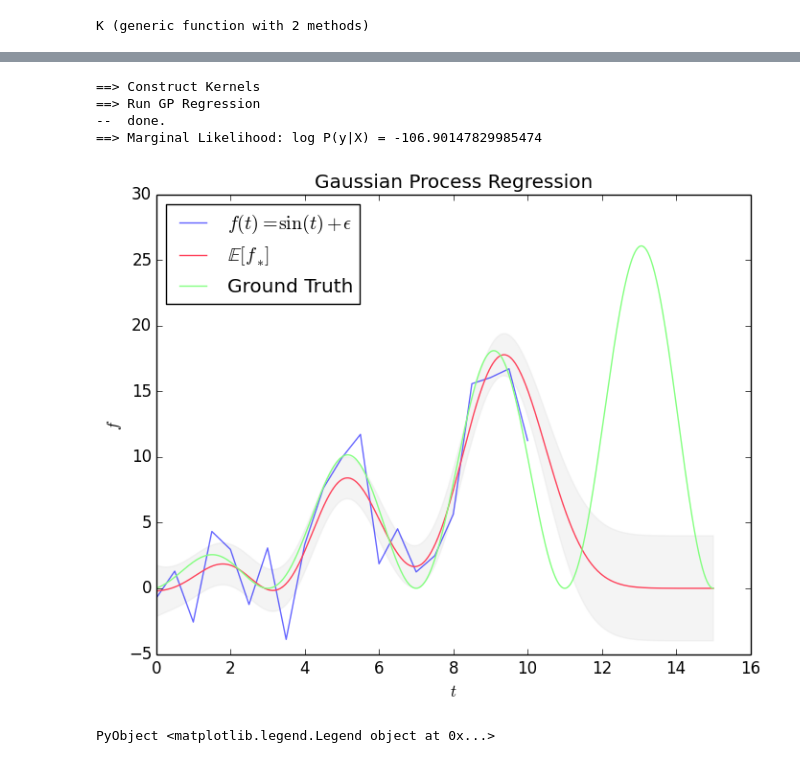
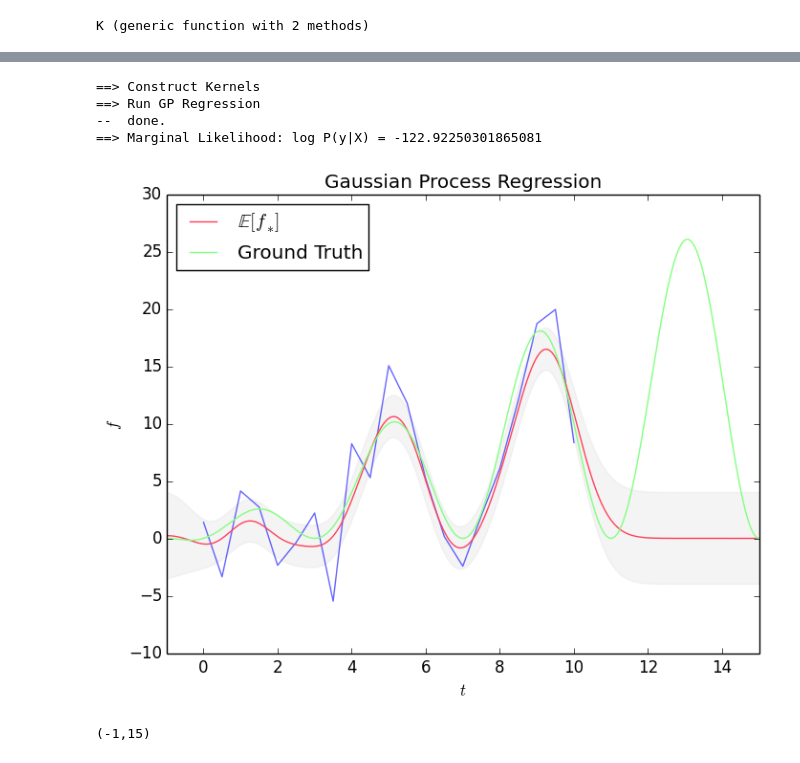
Before and after one commit to cdipaolo/inflection, a Jupyter notebook: notebooks/1.0-gp-regression.ipynb, the cells around one changed output, grey strips where cells are left out. Saved outputs shown, nothing was run; the diff lists cells and outputs as text; code cells hidden in the pictures.

```diff
--- a/notebooks/1.0-gp-regression.ipynb
+++ b/notebooks/1.0-gp-regression.ipynb
@@ -68,11 +78,23 @@ K(se, x, x)
 # %%
+σ = 2.
+l = 0.75
+se = SEKernel(l,σ)
+
+K(se, x, x)
+
+# define some fake data
+
+t = collect(0:0.5:10)
+y_true = t.*sin(0.25*2π*t) + t
+y = y_true + randn!(zeros(t))*2
+
 # signal noise
-σ_y = 2.0
+σ_y = 1.5
 
 println("==> Construct Kernels")
-t_ = collect(0:0.01:15)
+t_ = collect(-1:0.01:15)
 K_ = K(se, t, t)
-K_ = K_ + σ_y*eye(K_)
+K_ = K_ + σ_y^2*eye(K_)
 
 k_ = K(se, t, t_)
 k__ = K(se, t_,t_)
@@ -94,16 +116,18 @@ println("==> Marginal Likelihood: log P(y|X) = $(logP[1])")
 ==> Construct Kernels
 ==> Run GP Regression
 --  done.
-==> Marginal Likelihood: log P(y|X) = -106.90147829985474
+==> Marginal Likelihood: log P(y|X) = -122.92250301865081
 # %%
-plot(t,y, label="\$f(t) = \\sin(t) + \\epsilon\$", alpha=0.6)
+plot(t,y, alpha=0.6) #label="\$f(t) = t\\sin(\\pi t/2) + t + \\epsilon\$", alpha=0.6)
 plot(t_, μ, label="\$\\mathbb{E}[f_*]\$", color="#FF425B")
 fill_between(t_, μ-2σ, μ+2σ, color="#dddddd", alpha=0.3)
 plot(t_, t_.*sin(0.25*2π*t_) + t_, label="Ground Truth", color="#84FF80")
 title("Gaussian Process Regression")
 xlabel("\$t\$")
 ylabel("\$f\$")
 legend(loc="upper left")
+
+xlim(-1,15)
 # %% [output]
-[figure, old version]
+[figure, new version]
-PyObject <matplotlib.legend.Legend object at 0x...>
+(-1,15)
```
Also changed, not shown: parts of 6 cells of this notebook.
